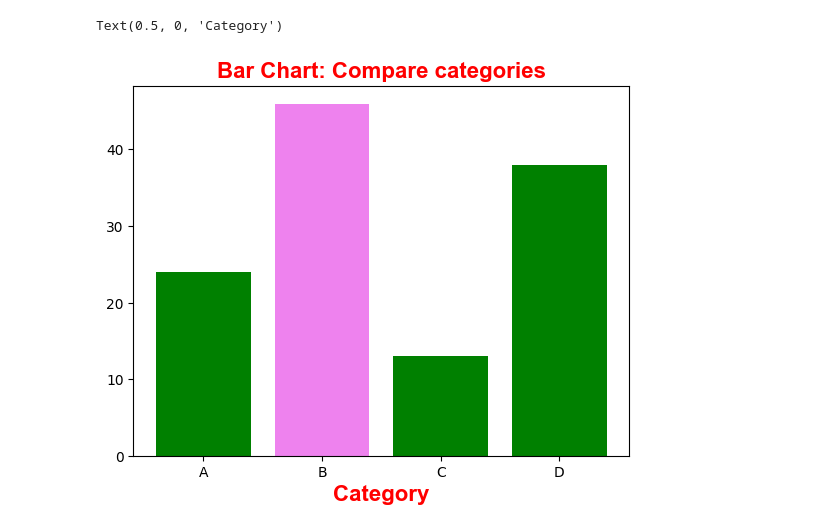
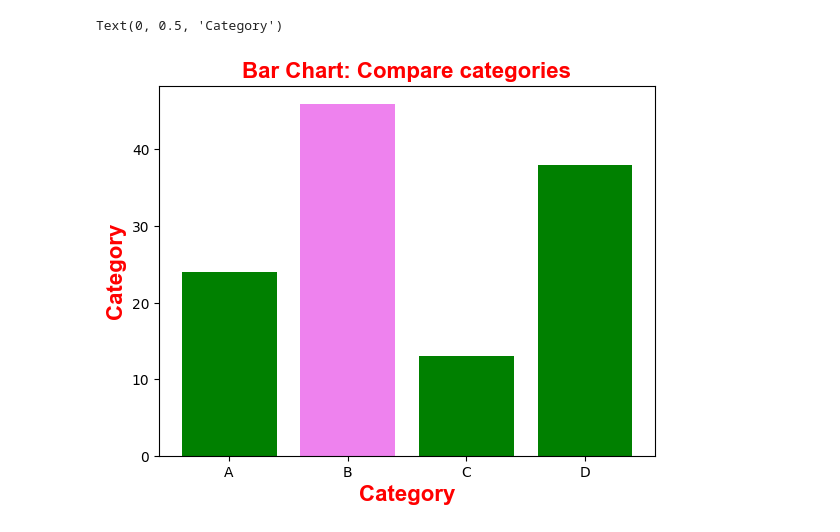
Before and after one commit to AaminSingh/Data-Science-, a Jupyter notebook: Day_9/matplotlib.ipynb, the cells around one changed output. Drawn from its saved outputs; the diff is of its cells as text; code cells hidden in the pictures.

```diff
--- a/Day_9/matplotlib.ipynb
+++ b/Day_9/matplotlib.ipynb
@@ -6,33 +6,33 @@ categories = ['A','B','C','D']
 values = [24,46,13,38]
 
 #maximum value find
 max_value = max(values)
 
 #assign the colors
 colors = ["green" if value != max_value else "violet" for value in values]
 
 plt.bar(categories,values,color=colors,width=0.8, bottom =0)
 plt.title("Bar Chart: Compare categories",fontdict={
     "fontsize":16,
     "fontweight":"bold",
     "color":"red",
     "family":"Arial" #font family
 })
 
 plt.xlabel("Category",fontdict={
     "fontsize":16,
     "fontweight":"bold",
     "color":"red",
     "family":"Arial"
 })
 
 
-plt.xlabel("Category",fontdict={
+plt.ylabel("Category",fontdict={
     "fontsize":16,
     "fontweight":"bold",
     "color":"red",
     "family":"Arial"
 })
 # %% [output]
-Text(0.5, 0, 'Category')
+Text(0, 0.5, 'Category')
-[figure, old version]
+[figure, new version]
```
Also changed, not shown: parts of 1 cell of this notebook.
